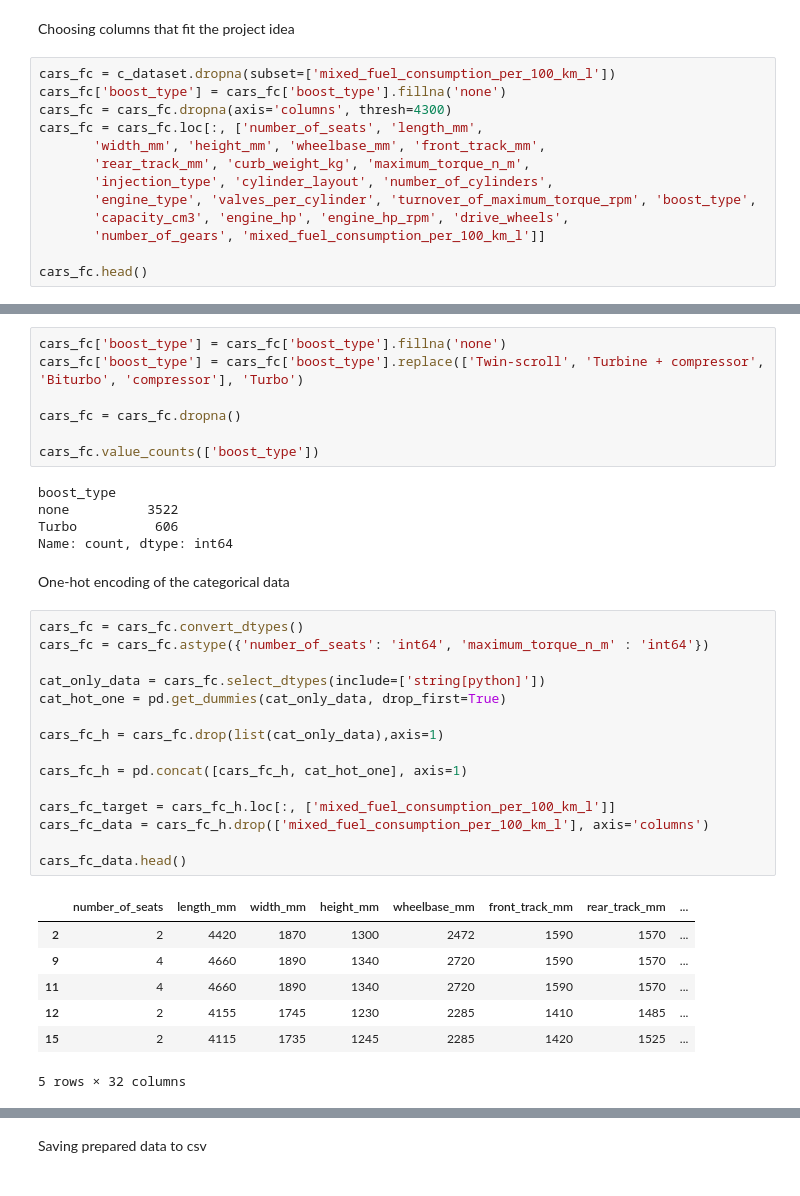
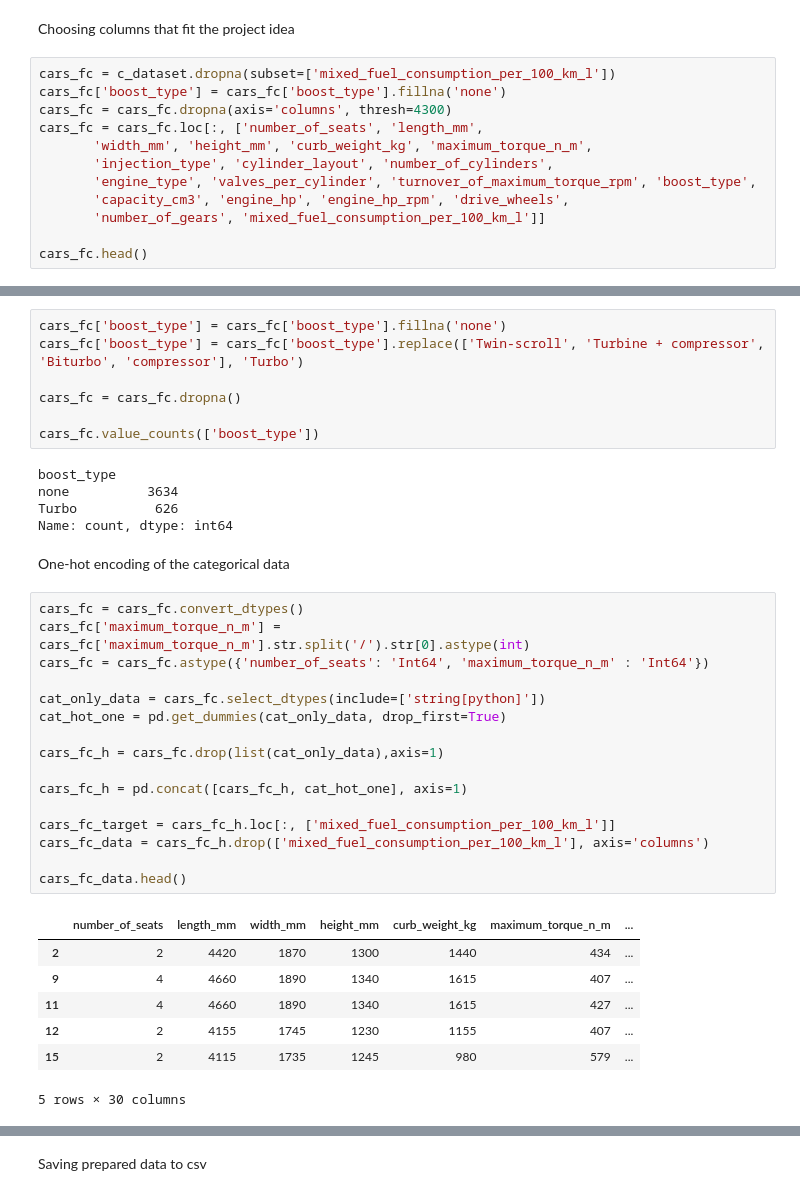
Before and after one commit to ravwarda/Fuel_consumption_regression, a Jupyter notebook: data_prep.ipynb, the cells around one changed output, grey strips where cells are left out. Drawn from its saved outputs; the diff is of its cells as text.

```diff
--- a/data_prep.ipynb
+++ b/data_prep.ipynb
@@ -18,8 +18,7 @@ cars_fc = c_dataset.dropna(subset=['mixed_fuel_consumption_per_100_km_l'])
 cars_fc['boost_type'] = cars_fc['boost_type'].fillna('none')
 cars_fc = cars_fc.dropna(axis='columns', thresh=4300)
 cars_fc = cars_fc.loc[:, ['number_of_seats', 'length_mm',
-       'width_mm', 'height_mm', 'wheelbase_mm', 'front_track_mm',
-       'rear_track_mm', 'curb_weight_kg', 'maximum_torque_n_m',
+       'width_mm', 'height_mm', 'curb_weight_kg', 'maximum_torque_n_m',
        'injection_type', 'cylinder_layout', 'number_of_cylinders',
        'engine_type', 'valves_per_cylinder', 'turnover_of_maximum_torque_rpm', 'boost_type',
        'capacity_cm3', 'engine_hp', 'engine_hp_rpm', 'drive_wheels',
@@ -43,34 +41,35 @@ cars_fc = cars_fc.dropna()
 cars_fc.value_counts(['boost_type'])
 # %% [output]
 boost_type
-none          3522
-Turbo          606
+none          3634
+Turbo          626
 Name: count, dtype: int64
 # %% [markdown]
 One-hot encoding of the categorical data
 # %%
 cars_fc = cars_fc.convert_dtypes()
-cars_fc = cars_fc.astype({'number_of_seats': 'int64', 'maximum_torque_n_m' : 'int64'})
+cars_fc['maximum_torque_n_m'] = cars_fc['maximum_torque_n_m'].str.split('/').str[0].astype(int)
+cars_fc = cars_fc.astype({'number_of_seats': 'Int64', 'maximum_torque_n_m' : 'Int64'})
 
 cat_only_data = cars_fc.select_dtypes(include=['string[python]'])
 cat_hot_one = pd.get_dummies(cat_only_data, drop_first=True)
 
 cars_fc_h = cars_fc.drop(list(cat_only_data),axis=1)
 
 cars_fc_h = pd.concat([cars_fc_h, cat_hot_one], axis=1)
 
 cars_fc_target = cars_fc_h.loc[:, ['mixed_fuel_consumption_per_100_km_l']]
 cars_fc_data = cars_fc_h.drop(['mixed_fuel_consumption_per_100_km_l'], axis='columns')
 
 cars_fc_data.head()
 # %% [output]
-|  | number_of_seats | length_mm | width_mm | height_mm | wheelbase_mm | front_track_mm | rear_track_mm | ... |
-| 2 | 2 | 4420 | 1870 | 1300 | 2472 | 1590 | 1570 | ... |
-| 9 | 4 | 4660 | 1890 | 1340 | 2720 | 1590 | 1570 | ... |
-| 11 | 4 | 4660 | 1890 | 1340 | 2720 | 1590 | 1570 | ... |
-| 12 | 2 | 4155 | 1745 | 1230 | 2285 | 1410 | 1485 | ... |
-| 15 | 2 | 4115 | 1735 | 1245 | 2285 | 1420 | 1525 | ... |
+|  | number_of_seats | length_mm | width_mm | height_mm | curb_weight_kg | maximum_torque_n_m | ... |
+| 2 | 2 | 4420 | 1870 | 1300 | 1440 | 434 | ... |
+| 9 | 4 | 4660 | 1890 | 1340 | 1615 | 407 | ... |
+| 11 | 4 | 4660 | 1890 | 1340 | 1615 | 427 | ... |
+| 12 | 2 | 4155 | 1745 | 1230 | 1155 | 407 | ... |
+| 15 | 2 | 4115 | 1735 | 1245 | 980 | 579 | ... |
-5 rows × 32 columns
+5 rows × 30 columns
 # %%
 cars_fc_data.info()
 # %% [output]
```
Also changed, not shown: parts of 4 cells of this notebook, 7 other files.
